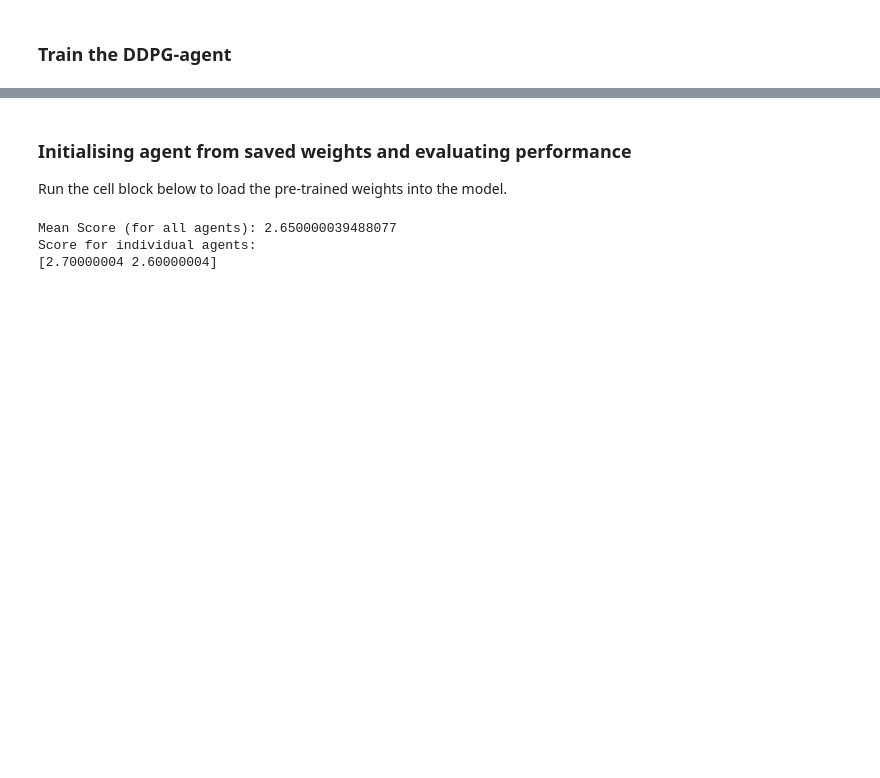
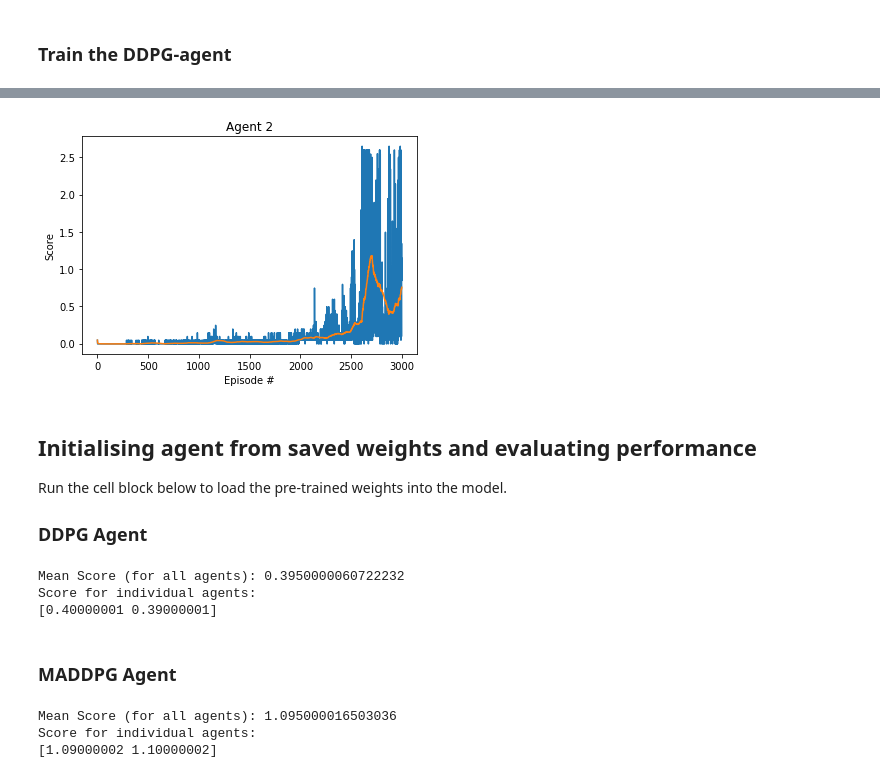
Before and after one commit to chrillemanden/DRLND-Tennis, a Jupyter notebook: run.ipynb, the cells around one changed output, grey strips where cells are left out. Saved outputs shown, nothing was run; the diff lists cells and outputs as text; code cells hidden in the pictures; blank space fills up the shorter version.

```diff
--- a/run.ipynb
+++ b/run.ipynb
@@ -139,0 +137,4 @@ with open('ddpg/results/scores1.txt', 'w') as f:
+# %%
+actor_hidden_layers = [50, 50]
+critic_hidden_layers = [50, 50]
+agent2 = MADDPG_Agent(state_size, action_size, num_agents, 0, actor_hidden_layers, critic_hidden_layers, use_batch_norm=True)
@@ -139,0 +143,2 @@ with open('ddpg/results/scores1.txt', 'w') as f:
+# %%
+scores2 = ddpg_train(agent2, env, brain_name, num_agents, actor_model_name='actor_model_ma2', critic_model_name='critic_model_ma2', target_reward=0.5, multi_agent=True)
@@ -139,0 +163,20 @@ with open('ddpg/results/scores1.txt', 'w') as f:
+# %%
+last_100_scores = deque(maxlen=100)
+mean_100_scores = []
+for score in scores2:
+    last_100_scores.append(score)
+    mean_100_scores.append(np.mean(last_100_scores))
+# %%
+# plot the scores from the training
+Scores_plot2 = plt.figure()
+ax = Scores_plot2.add_subplot(111)
+plt.plot(np.arange(len(scores2)), scores2)
+plt.plot(np.arange(len(scores2)), mean_100_scores)
+plt.ylabel('Score')
+plt.xlabel('Episode #')
+plt.title('Agent 2')
+
+plt.savefig("images/Scores_plot_agent2_maddpg.png")
+plt.show()
+# %% [output]
+[figure, added]
@@ -140,13 +187,26 @@ with open('ddpg/results/scores1.txt', 'w') as f:
 # %% [markdown]
-### Initialising agent from saved weights and evaluating performance
+## Initialising agent from saved weights and evaluating performance
 Run the cell block below to load the pre-trained weights into the model.
+
+### DDPG Agent
+# %%
+actor_hidden_layers = [50, 50]
+critic_hidden_layers = [50, 50]
+agent_show1 = DDPG_Agent(state_size, action_size, num_agents, 0, actor_hidden_layers, critic_hidden_layers, use_batch_norm=True)
+ddpg_show(agent_show1, env, brain_name, num_agents, actor_model_names='ddpg/results/actor_model_1_end_train.pth')
+# %% [output]
+Mean Score (for all agents): 0.3950000060722232
+Score for individual agents:
+[0.40000001 0.39000001]
+# %% [markdown]
+### MADDPG Agent
 # %%
-# Agent initialised without added noise
+
 actor_hidden_layers = [50, 50]
 critic_hidden_layers = [50, 50]
-agent_show = Agent(state_size, action_size, num_agents, 0, actor_hidden_layers, critic_hidden_layers, use_batch_norm=True)
-ddpg_show(agent_show, env, brain_name, num_agents, 'ddpg/results/actor_model_1_end_train.pth', 'maddpg/results/critic_model_1_end_train.pth')
+agent_show2 = MADDPG_Agent(state_size, action_size, num_agents, 0, actor_hidden_layers, critic_hidden_layers, use_batch_norm=True)
+ddpg_show(agent_show2, env, brain_name, num_agents, actor_model_names=['ddpg/results/actor_model_ma2_agent_0_end_train.pth', 'ddpg/results/actor_model_ma2_agent_1_end_train.pth'], multi_agent=True)
 # %% [output]
-Mean Score (for all agents): 2.650000039488077
+Mean Score (for all agents): 1.095000016503036
 Score for individual agents:
-[2.70000004 2.60000004]
+[1.09000002 1.10000002]
```
Also changed, not shown: parts of 11 cells of this notebook.
